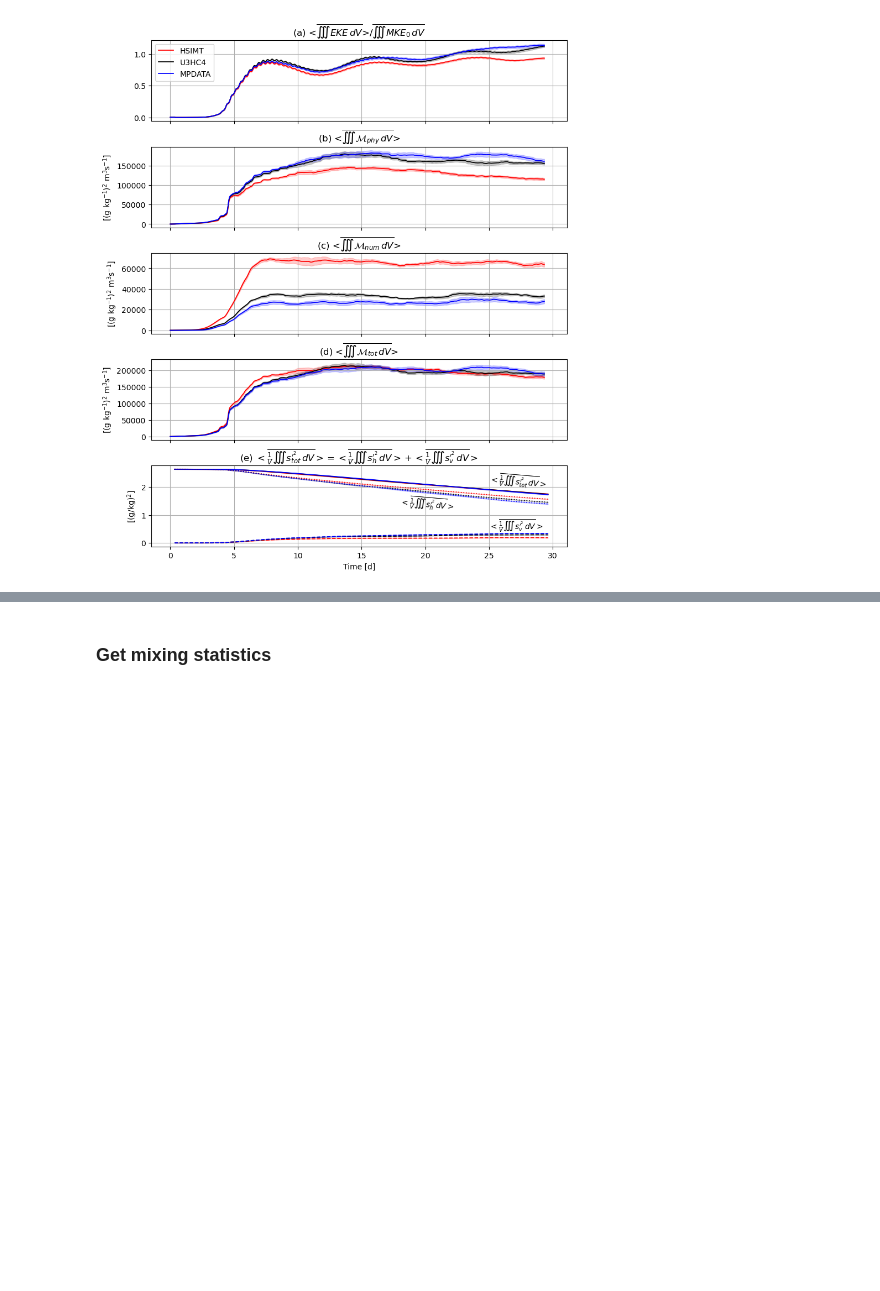
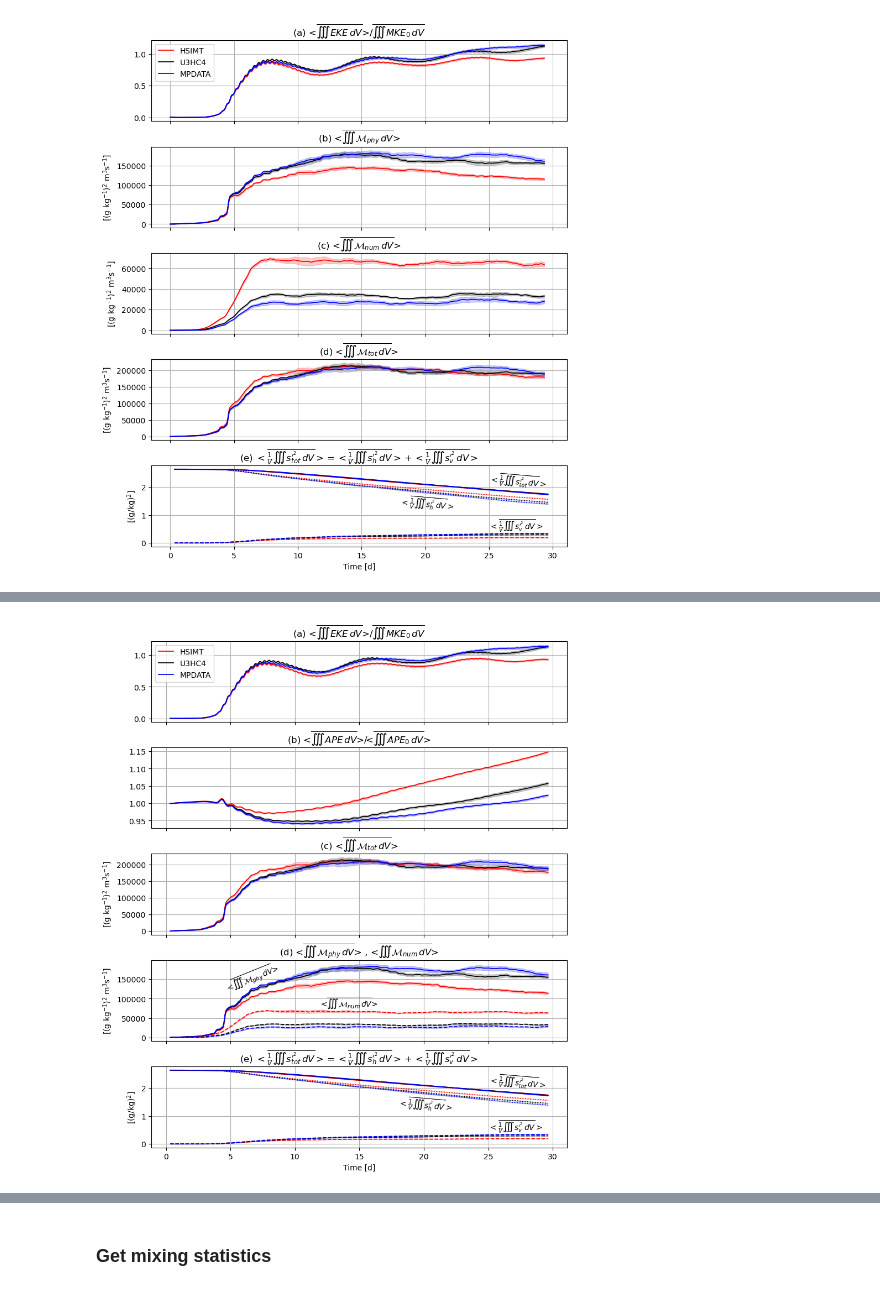
Before and after one commit to dylanschlichting/shelfstrat_nummix, a Jupyter notebook: ms_calcs_figs/plt_vol_int.ipynb, the cells around one changed output, grey strips where cells are left out. Saved outputs shown, nothing was run; the diff lists cells and outputs as text; code cells hidden in the pictures; blank space fills up the shorter version.

```diff
--- a/ms_calcs_figs/plt_vol_int.ipynb
+++ b/ms_calcs_figs/plt_vol_int.ipynb
@@ -378,0 +479,90 @@ Text(25, 0.5, '$<\\overline{\\frac{1}{V} \\iiint s_{v}^{\\prime^2} \\, dV}>$')
+# %%
+nrows = 5; ncols = 1
+fig, ax = plt.subplots(nrows,ncols, figsize = (8.5, 10),
+                       sharex = True, constrained_layout = True)
+
+ax[0].plot(time[8:712], (eke_hsimt[0]/mke_h[0][0])[8:712], lw = 1.25, color = 'r', label = 'HSIMT')
+ax[0].plot(time[8:712], (eke_u3hc4[0]/mke_u[0][0])[8:712], lw = 1.25, color = 'k', label = 'U3HC4')
+ax[0].plot(time[8:712], (eke_mpdata[0]/mke_m[0][0])[8:712], lw = 1.25, color = 'b', label = 'MPDATA')
+ax[0].fill_between(time[8:712], (eke_hsimt[2]/mke_h[0][0])[8:712], (eke_hsimt[3]/mke_h[0][0])[8:712], color = 'r', alpha = 0.2)
+ax[0].fill_between(time[8:712], (eke_u3hc4[2]/mke_u[0][0])[8:712], (eke_u3hc4[3]/mke_u[0][0])[8:712], color = 'k', alpha = 0.2)
+ax[0].fill_between(time[8:712], (eke_mpdata[2]/mke_m[0][0])[8:712], (eke_mpdata[3]/mke_m[0][0])[8:712], color = 'b', alpha = 0.2)
+ax[0].legend()
+ax[0].set_ylabel(r'')
+ax[0].set_title('(a) <$\overline{\iiint EKE \, dV}$>/$\overline{\iiint MKE_0 \, dV}$')
+
+ax[1].plot(time[8:712], (ape_hsimt[0])[8:712]/ape_hsimt[0][8], lw = 1.25, color = 'r', label = 'HSIMT')
+ax[1].plot(time[8:712], (ape_u3hc4[0])[8:712]/ape_u3hc4[0][8], lw = 1.25, color = 'k', label = 'U3HC4')
+ax[1].plot(time[8:712], (ape_mpdata[0])[8:712]/ape_mpdata[0][8], lw = 1.25, color = 'b', label = 'MPDATA')
+
+ax[1].fill_between(time[8:712], (ape_hsimt[2])[8:712]/ape_hsimt[2][8], (ape_hsimt[3])[8:712]/ape_hsimt[3][8], color = 'r', alpha = 0.2)
+ax[1].fill_between(time[8:712], (ape_u3hc4[2])[8:712]/ape_u3hc4[2][8], (ape_u3hc4[3])[8:712]/ape_u3hc4[3][8], color = 'k', alpha = 0.2)
+ax[1].fill_between(time[8:712], (ape_mpdata[2])[8:712]/ape_mpdata[2][8], (ape_mpdata[3])[8:712]/ape_mpdata[3][8], color = 'b', alpha = 0.2)
+ax[1].set_title('(b) <$\overline{\iiint APE \, dV}$>/<$\overline{\iiint APE_0 \, dV}$>')
+
+ax[2].plot(time[8:712], (mtot_hsimt[0])[8:712], lw = 1.25, color = 'r', label = 'HSIMT')
+ax[2].plot(time[8:712], (mtot_u3hc4[0])[8:712], lw = 1.25, color = 'k', label = 'U3HC4')
+ax[2].plot(time[8:712], (mtot_mpdata[0])[8:712], lw = 1.25, color = 'b', label = 'MPDATA')
+ax[2].fill_between(time[8:712], (mtot_hsimt[2])[8:712], (mtot_hsimt[3])[8:712], color = 'r', alpha = 0.2)
+ax[2].fill_between(time[8:712], (mtot_u3hc4[2])[8:712], (mtot_u3hc4[3])[8:712], color = 'k', alpha = 0.2)
+ax[2].fill_between(time[8:712], (mtot_mpdata[2])[8:712], (mtot_mpdata[3])[8:712], color = 'b', alpha = 0.2)
+ax[2].set_ylabel(r'[(g kg$^{-1}$)$^2$ m$^3$s$^{-1}$]')
+ax[2].set_title('(c) <$\overline{\iiint \mathcal{M}_{tot} \, dV}$>')
+
+ax[3].plot(time[8:712], (mphy_hsimt[0])[8:712], lw = 1.25, color = 'r', label = 'HSIMT')
+ax[3].plot(time[8:712], (mphy_u3hc4[0])[8:712], lw = 1.25, color = 'k', label = 'U3HC4')
+ax[3].plot(time[8:712], (mphy_mpdata[0])[8:712], lw = 1.25, color = 'b', label = 'MPDATA')
+ax[3].fill_between(time[8:712], (mphy_hsimt[2])[8:712], (mphy_hsimt[3])[8:712], color = 'r', alpha = 0.2)
+ax[3].fill_between(time[8:712], (mphy_u3hc4[2])[8:712], (mphy_u3hc4[3])[8:712], color = 'k', alpha = 0.2)
+ax[3].fill_between(time[8:712], (mphy_mpdata[2])[8:712], (mphy_mpdata[3])[8:712], color = 'b', alpha = 0.2)
+ax[3].set_ylabel(r'[(g kg$^{-1}$)$^2$ m$^3$s$^{-1}$]')
+ax[3].set_title('(d) <$\overline{\iiint \mathcal{M}_{phy} \, dV}$> , <$\overline{\iiint \mathcal{M}_{num} \, dV}$>')
+
+ax[3].plot(time[8:712], (mnum_hsimt[0])[8:712], lw = 1.25, color = 'r', ls = '--', label = 'HSIMT')
+ax[3].plot(time[8:712], (mnum_u3hc4[0])[8:712], lw = 1.25, color = 'k', ls = '--', label = 'U3HC4')
+ax[3].plot(time[8:712], (mnum_mpdata[0])[8:712], lw = 1.25, color = 'b', ls = '--', label = 'MPDATA')
+ax[3].fill_between(time[8:712], (mnum_hsimt[2])[8:712], (mnum_hsimt[3])[8:712], color = 'r', alpha = 0.2)
+ax[3].fill_between(time[8:712], (mnum_u3hc4[2])[8:712], (mnum_u3hc4[3])[8:712], color = 'k', alpha = 0.2)
+ax[3].fill_between(time[8:712], (mnum_mpdata[2])[8:712], (mnum_mpdata[3])[8:712], color = 'b', alpha = 0.2)
+ax[3].set_ylabel(r'[(g kg$^{-1}$)$^2$ m$^3$s$^{-1}$]')
+ax[3].text(4.5, 120e3, r'<$\overline{\iiint \mathcal{M}_{phy} \, dV}$>', rotation = 22, )
+ax[3].text(12, 80e3, r'<$\overline{\iiint \mathcal{M}_{num} \, dV}$>')
+
+#Total
+ax[4].plot(time[8:712], (svar_tot_hsimt[0])[8:712], lw = 1.25, color = 'r', label = '')
+ax[4].plot(time[8:712], (svar_tot_u3hc4[0])[8:712], lw = 1.25, color = 'k', label = '')
+ax[4].plot(time[8:712], (svar_tot_mpdata[0])[8:712], lw = 1.25, color = 'b', label = '')
+#Vertical
+ax[4].plot(time[8:712], (svar_ver_hsimt[0])[8:712], lw = 1.25, color = 'r', ls = '--', label = '')
+ax[4].plot(time[8:712], (svar_ver_u3hc4[0])[8:712], lw = 1.25, color = 'k', ls = '--', label = '')
+ax[4].plot(time[8:712], (svar_ver_mpdata[0])[8:712], lw = 1.25, color = 'b', ls = '--', label = '')
+#Horizontal
+ax[4].plot(time[8:712], (svar_hor_hsimt[0])[8:712], lw = 1.25, color = 'r', ls = 'dotted', label = '')
+ax[4].plot(time[8:712], (svar_hor_u3hc4[0])[8:712], lw = 1.25, color = 'k', ls = 'dotted', label = '')
+ax[4].plot(time[8:712], (svar_hor_mpdata[0])[8:712], lw = 1.25, color = 'b', ls = 'dotted', label = '')
+
+ax[4].fill_between(time[8:712], svar_tot_hsimt[2][8:712], (svar_tot_hsimt[3])[8:712], color = 'r', alpha = 0.2)
+ax[4].fill_between(time[8:712], svar_tot_u3hc4[2][8:712], (svar_tot_u3hc4[3])[8:712], color = 'k', alpha = 0.2)
+ax[4].fill_between(time[8:712], svar_tot_mpdata[2][8:712], (svar_tot_mpdata[3])[8:712], color = 'b', alpha = 0.2)
+
+ax[4].fill_between(time[8:712], svar_ver_hsimt[2][8:712], (svar_ver_hsimt[3])[8:712], color = 'r', alpha = 0.2)
+ax[4].fill_between(time[8:712], svar_ver_u3hc4[2][8:712], (svar_ver_u3hc4[3])[8:712], color = 'k', alpha = 0.2)
+ax[4].fill_between(time[8:712], svar_ver_mpdata[2][8:712], (svar_ver_mpdata[3])[8:712], color = 'b', alpha = 0.2)
+
+ax[4].fill_between(time[8:712], svar_hor_hsimt[2][8:712], (svar_hor_hsimt[3])[8:712], color = 'r', alpha = 0.2)
+ax[4].fill_between(time[8:712], svar_hor_u3hc4[2][8:712], (svar_hor_u3hc4[3])[8:712], color = 'k', alpha = 0.2)
+ax[4].fill_between(time[8:712], svar_hor_mpdata[2][8:712], (svar_hor_mpdata[3])[8:712], color = 'b', alpha = 0.2)
+
+ax[4].set_ylabel(r'[(g/kg)$^2$]')
+ax[4].set_title(r'(e) $<\overline{\frac{1}{V} \iiint s_{tot}^{\prime^2} \, dV}> = <\overline{\frac{1}{V} \iiint s_{h}^{\prime^2} \, dV}> + <\overline{\frac{1}{V} \iiint s_{v}^{\prime^2} \, dV}>$')
+# ax[4].set_yscale("log", base=8)
+
+for i in range(nrows):
+    ax[i].grid()
+ax[-1].set_xlabel('Time [d]')
+
+ax[-1].text(25, 2.0, r'$<\overline{\frac{1}{V} \iiint s_{tot}^{\prime^2} \, dV}>$', rotation = -5)
+ax[-1].text(18, 1.2, r'$<\overline{\frac{1}{V} \iiint s_{h}^{\prime^2} \, dV}>$', rotation = -5)
+ax[-1].text(25, 0.5, r'$<\overline{\frac{1}{V} \iiint s_{v}^{\prime^2} \, dV}>$', rotation = 0)
+# plt.savefig('tadvection_vol_int.jpg', dpi = 300)
+# %% [output]
@@ -378,0 +570 @@ Text(25, 0.5, '$<\\overline{\\frac{1}{V} \\iiint s_{v}^{\\prime^2} \\, dV}>$')
+[figure, added]
```
Also changed, not shown: parts of 14 cells of this notebook, 1 other file.
